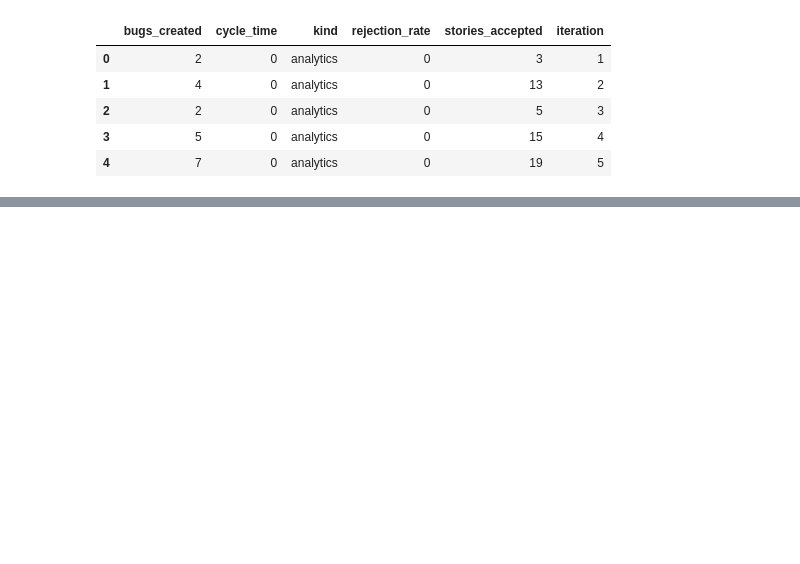
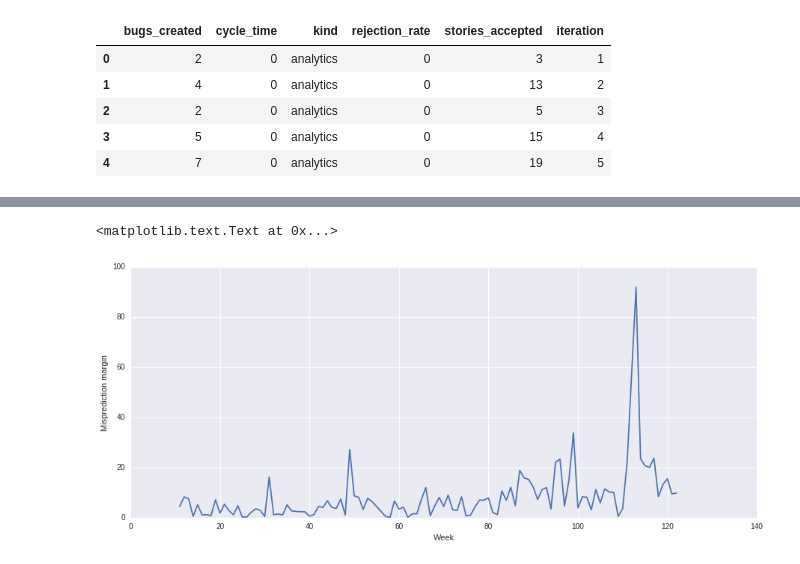
Before and after one commit to samzhang111/velocity-prediction, a Jupyter notebook: BOSH exploration.ipynb, the cells around one changed output, grey strips where cells are left out. Cells and saved outputs as stored; diff of their text form; code cells hidden in the pictures; blank space fills up the shorter version.

```diff
--- a/BOSH exploration.ipynb
+++ b/BOSH exploration.ipynb
@@ -121 +132,9 @@ weeks.head()
+# %%
+plt.figure(figsize=(15,6))
+plt.plot(weeks.iteration, weeks.misprediction_margin)
+plt.xlabel('Week')
+plt.ylabel('Misprediction margin')
+# %% [output]
+<matplotlib.text.Text at 0x...>
+[figure, added]
 # %%
```
Also changed, not shown: parts of 14 cells of this notebook.
